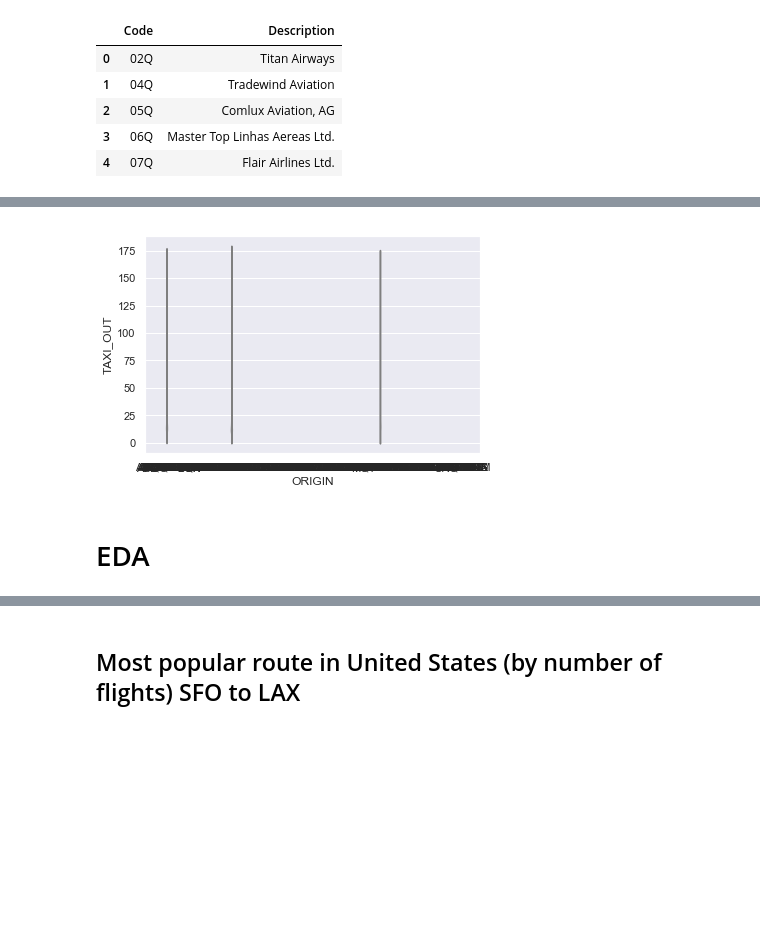
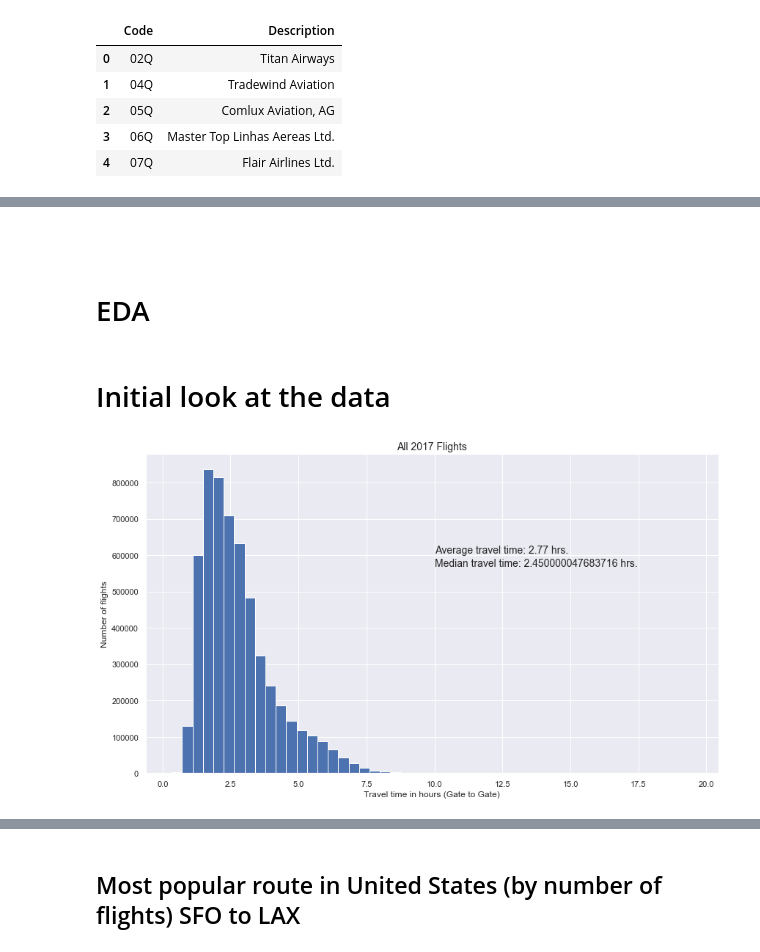
Before and after one commit to dmitriykats1/Springboard, a Jupyter notebook: Capstone1/import_data.ipynb, the cells around one changed output, grey strips where cells are left out. Cells and saved outputs as stored; diff of their text form; code cells hidden in the pictures; blank space fills up the shorter version.

```diff
--- a/Capstone1/import_data.ipynb
+++ b/Capstone1/import_data.ipynb
@@ -312,12 +275,6 @@ Length: 320, dtype: int64
-# %%
-sns.violinplot(x=top_three.ORIGIN, y=top_three.TAXI_OUT, data=top_three, inner=None, color='lightgray')
-
-# Overlay a strip plot on the violin plot
-#sns.stripplot(x=top_three.ORIGIN, y=top_three.TAXI_OUT, data=top_three, jitter=True, size=1.5)
-
-# Display the plot
-plt.show()
-# %% [output]
-[figure, removed]
+# %% [markdown]
+#
 # %% [markdown]
 # EDA
+# %% [markdown]
+# Initial look at the data
@@ -323,0 +284,10 @@ plt.show()
+# %%
+trip_time.hist(bins=50)
+plt.xlabel('Travel time in hours (Gate to Gate)')
+plt.ylabel('Number of flights')
+plt.title('All 2017 Flights', fontsize=14)
+plt.text(10, 605000, f"Average travel time: {round(trip_time.mean(),2)} hrs.", fontsize=14)
+plt.text(10, 570000, f"Median travel time: {(np.median(trip_time))} hrs.", fontsize=14)
+plt.show()
+# %% [output]
+[figure, added]
```
Also changed, not shown: parts of 196 cells of this notebook, 3 other files.
